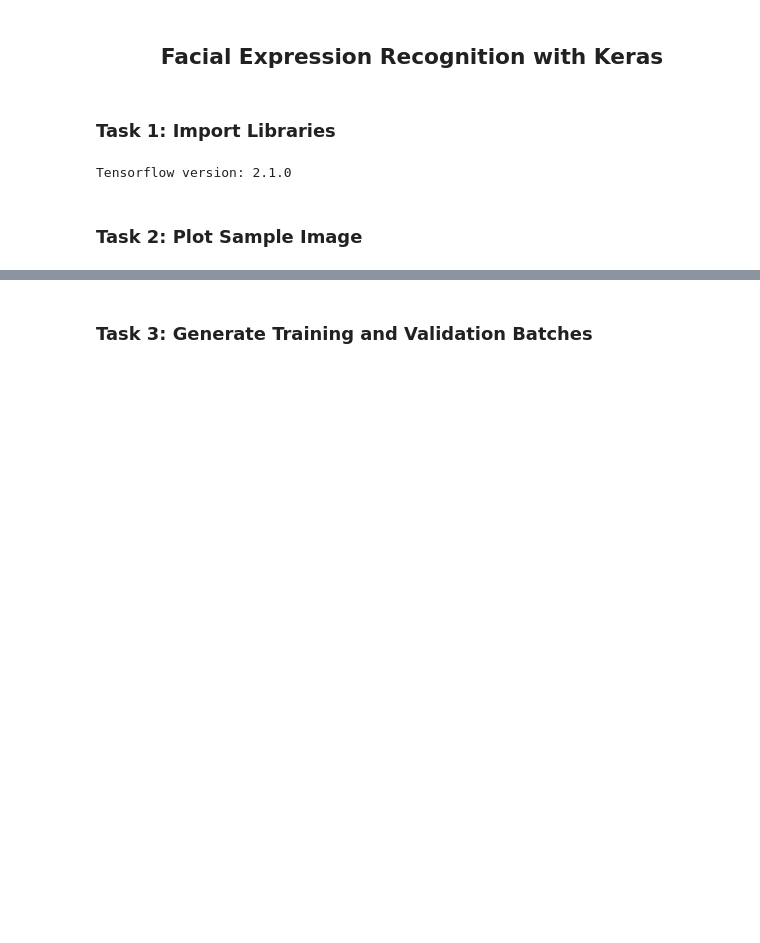
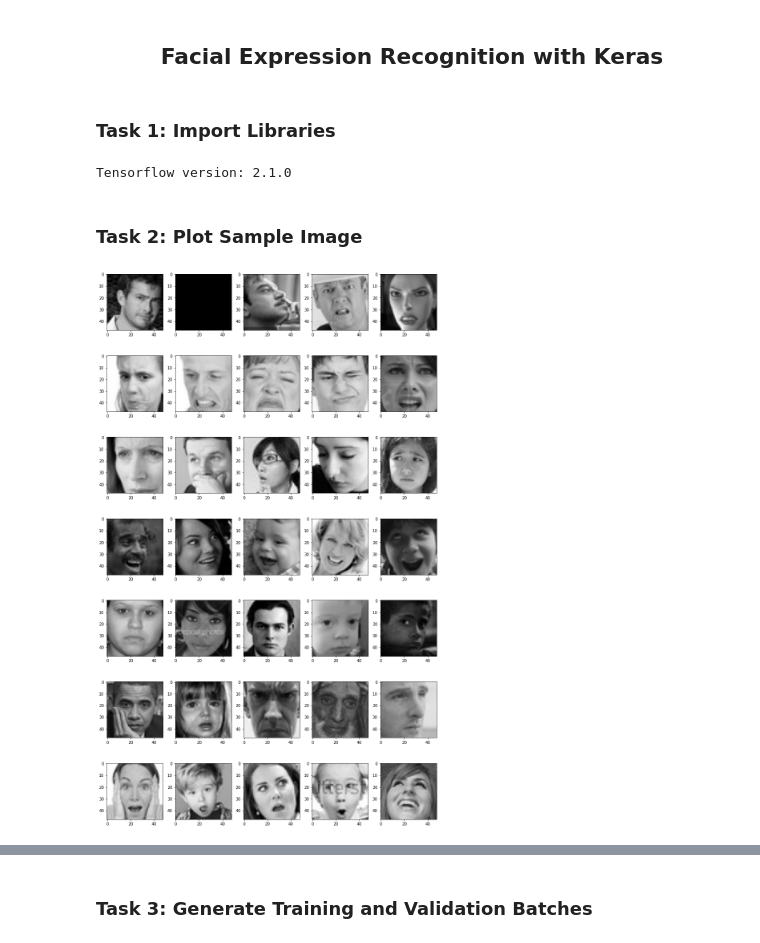
Before and after one commit to MrRahulRamkumar/FacialExpressionRecognition, a Jupyter notebook: Facial_Expression_Training.ipynb, the cells around one changed output, grey strips where cells are left out. Cells and saved outputs as stored; diff of their text form; code cells hidden in the pictures; blank space fills up the shorter version.

```diff
--- a/Facial_Expression_Training.ipynb
+++ b/Facial_Expression_Training.ipynb
@@ -26,3 +27,7 @@ print("Tensorflow version:", tf.__version__)
 Tensorflow version: 2.1.0
 # %% [markdown]
 ### Task 2: Plot Sample Image
+# %%
+utils.datasets.fer.plot_example_images(plt).show()
+# %% [output]
+[figure, added]
```
Also changed, not shown: parts of 4 cells of this notebook.
